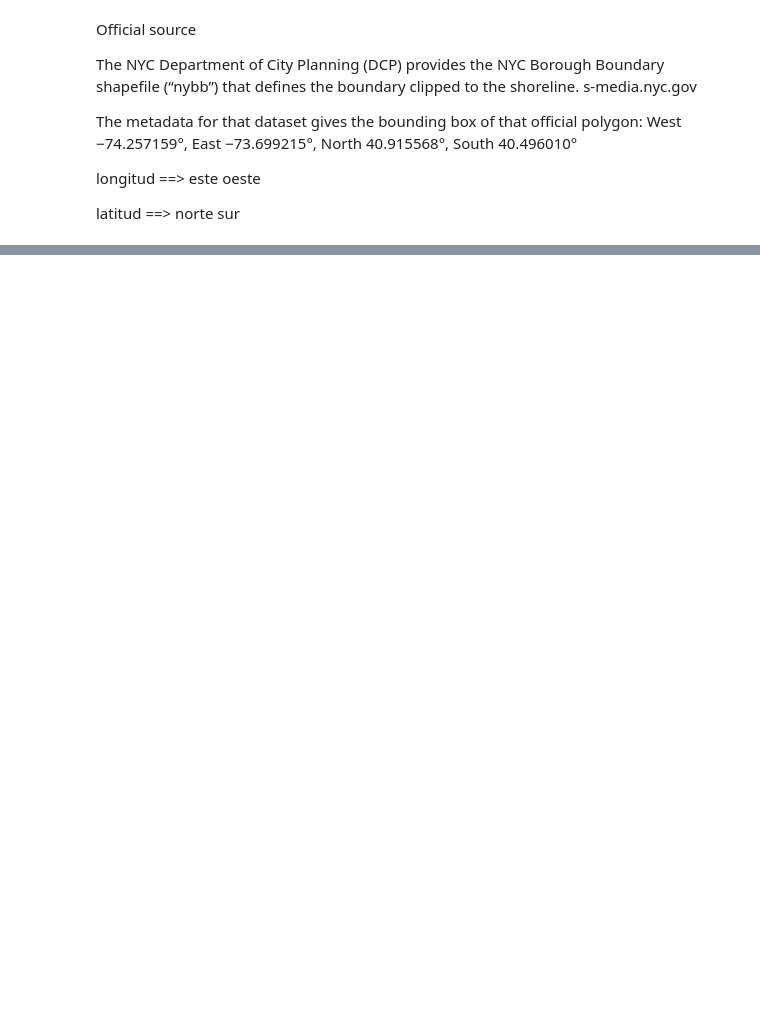
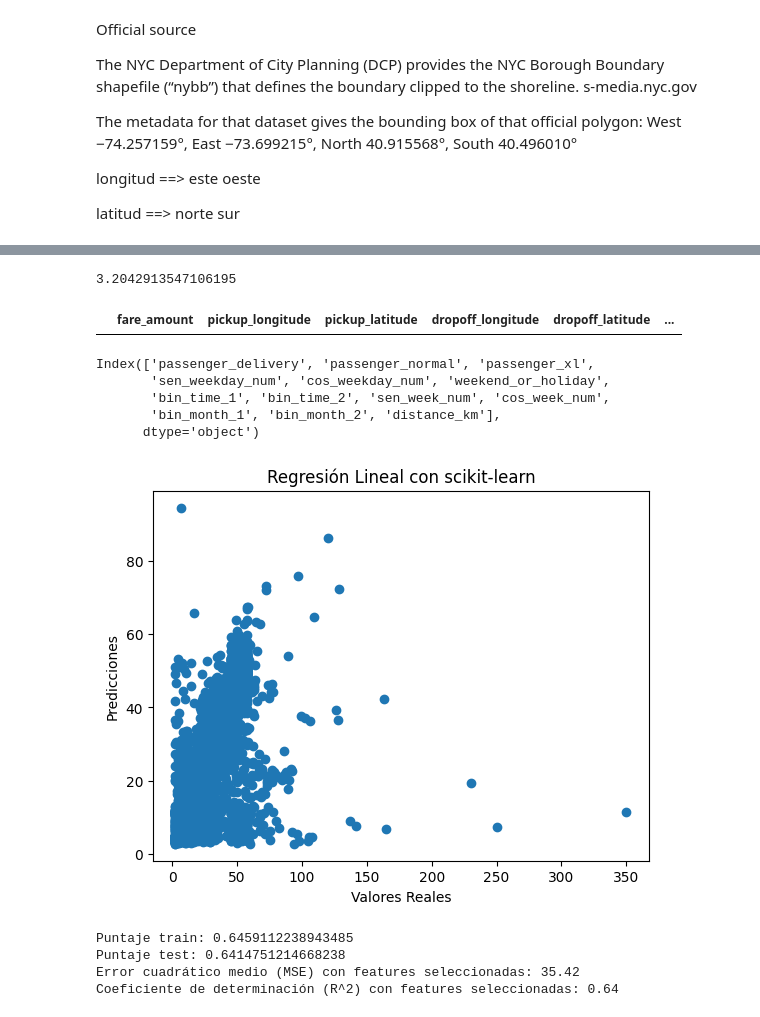
Before and after one commit to mirandaonega/AA1-TUIA-2025C2-Olivieri-Onega, a Jupyter notebook: Tp_MiriOnega_JereOlivieri.ipynb, the cells around one changed output, grey strips where cells are left out. Cells and saved outputs as stored; diff of their text form; code cells hidden in the pictures; blank space fills up the shorter version.

Commit message:
es una hermosa regresion lineal... por qué la mía no se ve así
* agregue los errores en la cuenta de pasajeros

* lat y long agregados. tenemos que tratar los nan

* primer knn

```diff
--- a/Tp_MiriOnega_JereOlivieri.ipynb
+++ b/Tp_MiriOnega_JereOlivieri.ipynb
@@ -350,0 +322,5 @@ X_train_imputed, X_test_imputed = impute_coordinates_train_test(X_train, X_test)
+# %%
+mean_distance = train_df_imputed.query("distance_km != 0")['distance_km'].mean()
+print(mean_distance)
+# %% [output]
+3.2042913547106195
@@ -350,0 +330,64 @@ X_train_imputed, X_test_imputed = impute_coordinates_train_test(X_train, X_test)
+# %%
+train_df_imputed[train_df_imputed['distance_km'] == 0]
+test_df_imputed[test_df_imputed['distance_km'] == 0]
+# %% [output]
+|  | fare_amount | pickup_longitude | pickup_latitude | dropoff_longitude | dropoff_latitude | ... |
+# %%
+x_train = train_df_imputed.drop(['fare_amount'], axis = 1).copy()
+y_train = train_df_imputed[['fare_amount']].copy()
+
+x_test = test_df_imputed.drop(['fare_amount'], axis = 1).copy()
+y_test = test_df_imputed[['fare_amount']].copy()
+
+# x_train_imputed = x_train.copy()
+# x_test_imputed = x_test.copy()
+
+# # Aplicar el imputador en ambos conjuntos (entrenamiento y prueba)
+
+x_train = x_train.drop(['pickup_longitude', 'pickup_latitude', 'dropoff_longitude','dropoff_latitude'], axis=1)
+x_test = x_test.drop(['pickup_longitude', 'pickup_latitude', 'dropoff_longitude','dropoff_latitude'], axis=1)
+# %%
+x_train.columns
+# %% [output]
+Index(['passenger_delivery', 'passenger_normal', 'passenger_xl',
+       'sen_weekday_num', 'cos_weekday_num', 'weekend_or_holiday',
+       'bin_time_1', 'bin_time_2', 'sen_week_num', 'cos_week_num',
+       'bin_month_1', 'bin_month_2', 'distance_km'],
+      dtype='object')
+# %%
+x_train = x_train.drop(['passenger_delivery'], axis=1)
+x_test = x_test.drop(['passenger_delivery'], axis=1)
+# %%
+x_train = x_train.drop(['sen_week_num', 'cos_week_num'], axis=1)
+x_test = x_test.drop(['sen_week_num', 'cos_week_num'], axis=1)
+# %%
+# Modelo de regresión lineal
+linear_model = LinearRegression()
+# Entrenamiento del modelo
+linear_model.fit(x_train, y_train)
+# Predicciones en el conjunto de prueba
+y_pred = linear_model.predict(x_test)
+# %%
+plt.scatter(y_test, y_pred)
+plt.xlabel("Valores Reales")
+plt.ylabel("Predicciones")
+plt.title("Regresión Lineal con scikit-learn")
+plt.show()
+# %% [output]
+[figure, added]
+# %%
+# Métricas del modelo
+mse_selfeat = mean_squared_error(y_test, y_pred)
+r2_selfeat = r2_score(y_test, y_pred)
+score_selfeat = linear_model.score(x_test, y_test)
+score_selfeat_train = linear_model.score(x_train, y_train)
+print(f"Puntaje train: {score_selfeat_train}")
+print(f"Puntaje test: {score_selfeat}")
+
+print(f'Error cuadrático medio (MSE) con features seleccionadas: {mse_selfeat:.2f}')
+print(f'Coeficiente de determinación (R^2) con features seleccionadas: {r2_selfeat:.2f}\n')
+# %% [output]
+Puntaje train: 0.6459112238943485
+Puntaje test: 0.6414751214668238
+Error cuadrático medio (MSE) con features seleccionadas: 35.42
+Coeficiente de determinación (R^2) con features seleccionadas: 0.64
```
Also changed, not shown: parts of 20 cells of this notebook, 2 other files.
